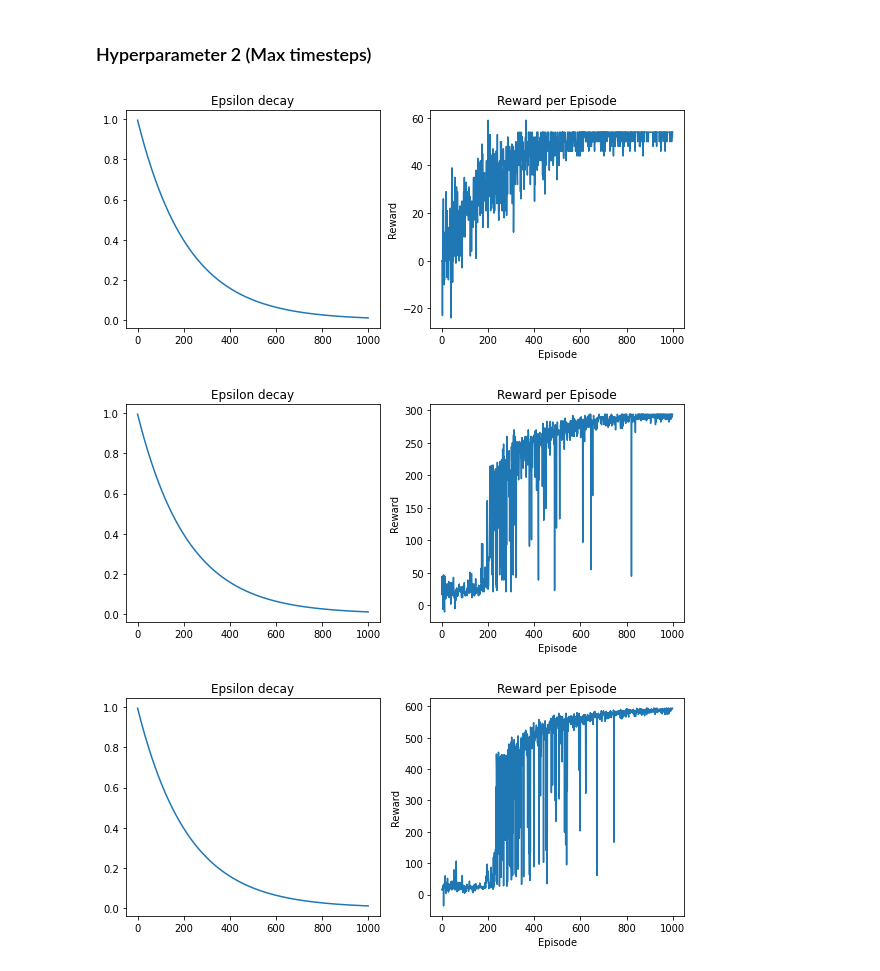
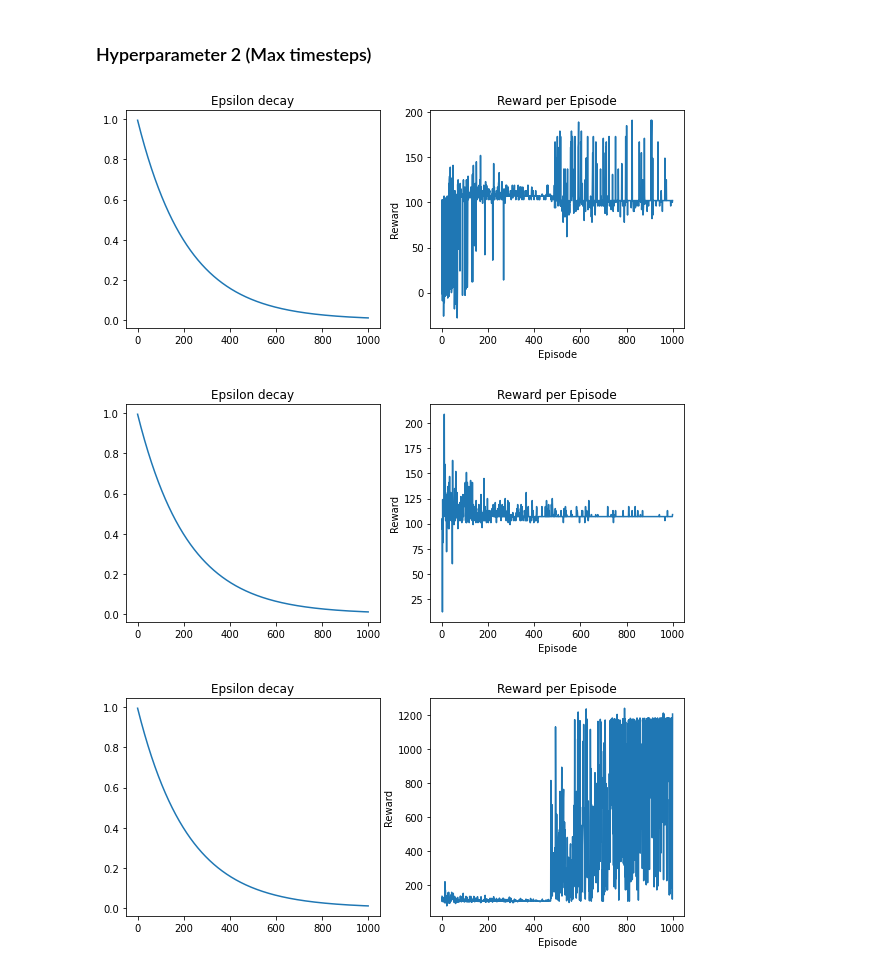
Before and after one commit to UBCSE-ngupta22/CSE574_Assign3, a Jupyter notebook: ngupta22_ shuchisu_assignment3_checkpoint.ipynb, the cells around one changed output. Drawn from its saved outputs; the diff is of its cells as text; code cells hidden in the pictures.

```diff
--- a/ngupta22_ shuchisu_assignment3_checkpoint.ipynb
+++ b/ngupta22_ shuchisu_assignment3_checkpoint.ipynb
@@ -193,7 +193,7 @@ def SARSA(env, testing, episodes, timesteps):
     env.reset()
 
     learningRate = 0.15
-    discountFactor=0.95
+    discountFactor = 0.95
 
     initial_Q = np.zeros((env.observation_space.n, env.action_space.n))
     trained_Q = np.zeros((env.observation_space.n, env.action_space.n))
@@ -205,12 +205,14 @@ def SARSA(env, testing, episodes, timesteps):
     actionVals = [0, 1, 2, 3]
     rewardVals = []
     testingRewardVals = []
+    optimalVals = []
     epsilonVals = []
+    closeTarget = [(3, 2), (2, 3)]
 
     agentStates = {(0, 0): 0, (0, 1): 1, (0, 2): 2, (0, 3): 3,
-            (1, 0): 4, (1, 1): 5, (1, 2): 6, (1, 3): 7,
-            (2, 0): 8, (2, 1): 9, (2, 2): 10, (2, 3): 11,
-            (3, 0): 12, (3, 1): 13, (3, 2): 14, (3, 3): 15}
+                   (1, 0): 4, (1, 1): 5, (1, 2): 6, (1, 3): 7,
+                   (2, 0): 8, (2, 1): 9, (2, 2): 10, (2, 3): 11,
+                   (3, 0): 12, (3, 1): 13, (3, 2): 14, (3, 3): 15}
 
     def epsilon_greedy_policy(Q, state, epsilon):
         if np.random.random() < epsilon:
@@ -227,6 +229,13 @@ def SARSA(env, testing, episodes, timesteps):
             _, reward, _, agentState, done, _ = env.step(currAction)
             nextState = agentStates[tuple(agentState)]
 
+            # when goal reached assign higher reward
+            reward = reward + 80 if reward == 15 else reward
+            # # When its about to reach the goal assign higher reward
+            for agent in closeTarget:
+                if (agent == agentState).all():
+                    reward += 6
+
             nextAction = epsilon_greedy_policy(trained_Q, nextState, epsilon)
 
             trained_Q[currentState][currAction] = trained_Q[currentState][currAction] + learningRate * \
@@ -235,6 +244,8 @@ def SARSA(env, testing, episodes, timesteps):
 
             timestep += 1
             rewardsTotal += reward
+
+            optimalVals.append(currentState) if eps == episodes-1 else None
 
             currentState = nextState
             currAction = nextAction
@@ -246,6 +257,18 @@ def SARSA(env, testing, episodes, timesteps):
         rewardVals.append(rewardsTotal)
         epsilonVals.append(epsilon)
 
-        testingRewardVals.append(reward) if testing and eps > (episodes - testingEpisodes-1) else None
+        testingRewardVals.append(reward) if testing and eps > (
+            episodes - testingEpisodes-1) else None
 
-    return initial_Q, trained_Q, testingEpisodes, episodes, rewardVals, epsilonVals, testingRewardVals
+    currentStateEquivalent = {0: 'S1', 1: 'S2', 2: 'S3', 3: 'S4', 4: 'S5', 5: 'S6', 6: 'S7',
+                              7: 'S8', 8: 'S9', 9: 'S10', 10: 'S11', 11: 'S12', 12: 'S13', 13: 'S14',
+                              14: 'S15', 15: 'S16'}
+
+    optimalVals.append(15)
+
+    optimalPath = ""
+    for path in optimalVals:
+        pathState = currentStateEquivalent[path]
+        optimalPath = optimalPath + " -> " + pathState
+
+    return initial_Q, trained_Q, testingEpisodes, episodes, rewardVals, epsilonVals, testingRewardVals, optimalPath
@@ -338,22 +369,22 @@ visualization(testingEpisodes, episodes, rewardVals, epsilonVals, testingRewardV
 ### Hyperparameter 2 (Max timesteps)
 # %%
 # Setting Number of timesteps = 20
-_, _, testingEpisodes, episodes, rewardVals, epsilonVals, testingRewardVals = SARSA(
+_, _, testingEpisodes, episodes, rewardVals, epsilonVals, testingRewardVals, _ = SARSA(
     env=GridEnvironment(), testing=False, episodes=1000, timesteps=20)
 visualization(testingEpisodes, episodes, rewardVals, epsilonVals, testingRewardVals)
 # %% [output]
-[figure, old version]
+[figure, new version]
 # %%
 # Setting Number of timesteps = 100
-_, _, testingEpisodes, episodes, rewardVals, epsilonVals, testingRewardVals = SARSA(
+_, _, testingEpisodes, episodes, rewardVals, epsilonVals, testingRewardVals, _ = SARSA(
     env=GridEnvironment(), testing=False, episodes=1000, timesteps=100)
 visualization(testingEpisodes, episodes, rewardVals, epsilonVals, testingRewardVals)
 # %% [output]
-[figure, old version]
+[figure, new version]
 # %%
 # Setting Number of timesteps = 200
-_, _, testingEpisodes, episodes, rewardVals, epsilonVals, testingRewardVals = SARSA(
+_, _, testingEpisodes, episodes, rewardVals, epsilonVals, testingRewardVals, _ = SARSA(
     env=GridEnvironment(), testing=False, episodes=1000, timesteps=200)
 visualization(testingEpisodes, episodes, rewardVals, epsilonVals, testingRewardVals)
 # %% [output]
-[figure, old version]
+[figure, new version]
```
Also changed, not shown: parts of 8 cells of this notebook, 3 other files.
